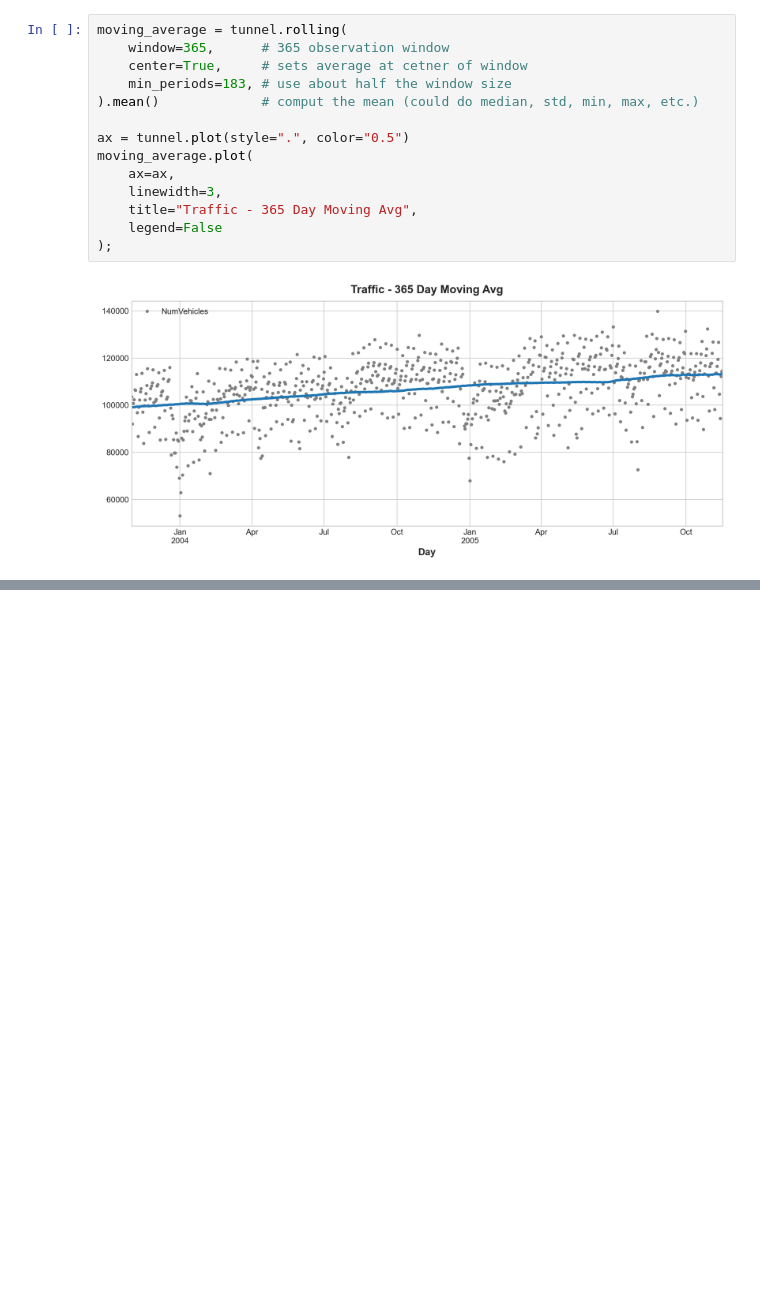
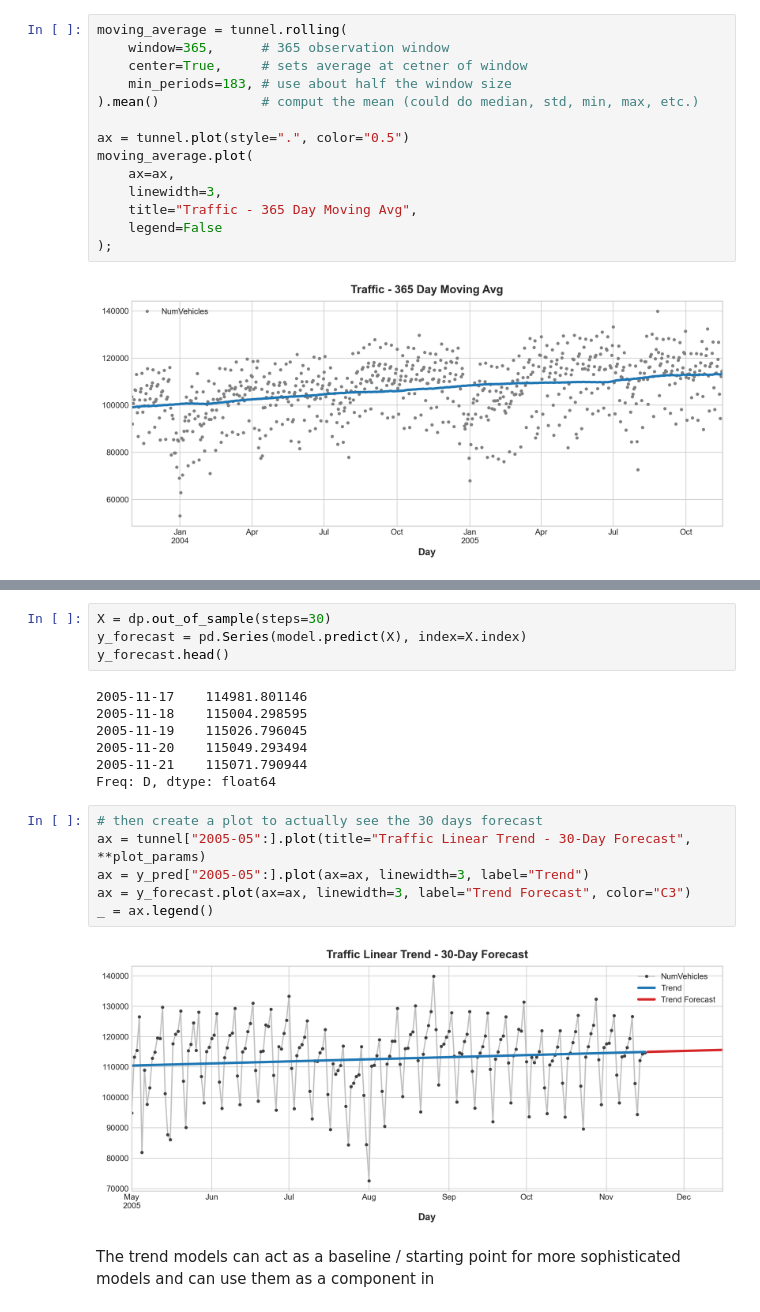
Before and after one commit to mikerly131/store_sales_ml, a Jupyter notebook: trand_example.ipynb, the cells around one changed output, grey strips where cells are left out. Drawn from its saved outputs; the diff is of its cells as text; blank space fills up the shorter version.

```diff
--- a/trand_example.ipynb
+++ b/trand_example.ipynb
@@ -74,0 +146,21 @@ pip install statsmodels in the kernel.
+# %%
+X = dp.out_of_sample(steps=30)
+y_forecast = pd.Series(model.predict(X), index=X.index)
+y_forecast.head()
+# %% [output]
+2005-11-17    114981.801146
+2005-11-18    115004.298595
+2005-11-19    115026.796045
+2005-11-20    115049.293494
+2005-11-21    115071.790944
+Freq: D, dtype: float64
+# %%
+# then create a plot to actually see the 30 days forecast
+ax = tunnel["2005-05":].plot(title="Traffic Linear Trend - 30-Day Forecast", **plot_params)
+ax = y_pred["2005-05":].plot(ax=ax, linewidth=3, label="Trend")
+ax = y_forecast.plot(ax=ax, linewidth=3, label="Trend Forecast", color="C3")
+_ = ax.legend()
+# %% [output]
+[figure, added]
+# %% [markdown]
+The trend models can act as a baseline / starting point for more sophisticated models and can use them as a component in
```
Also changed, not shown: parts of 6 cells of this notebook.
